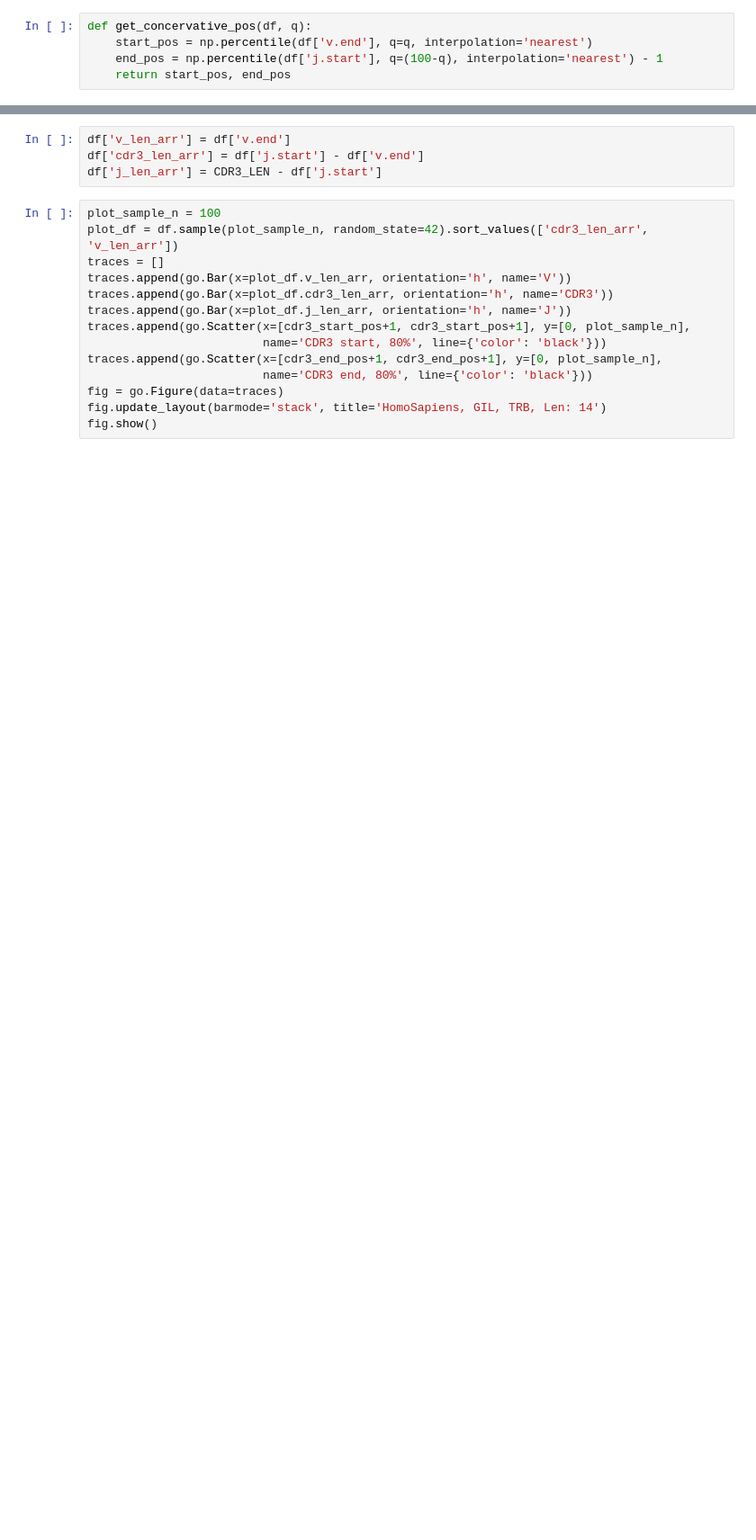
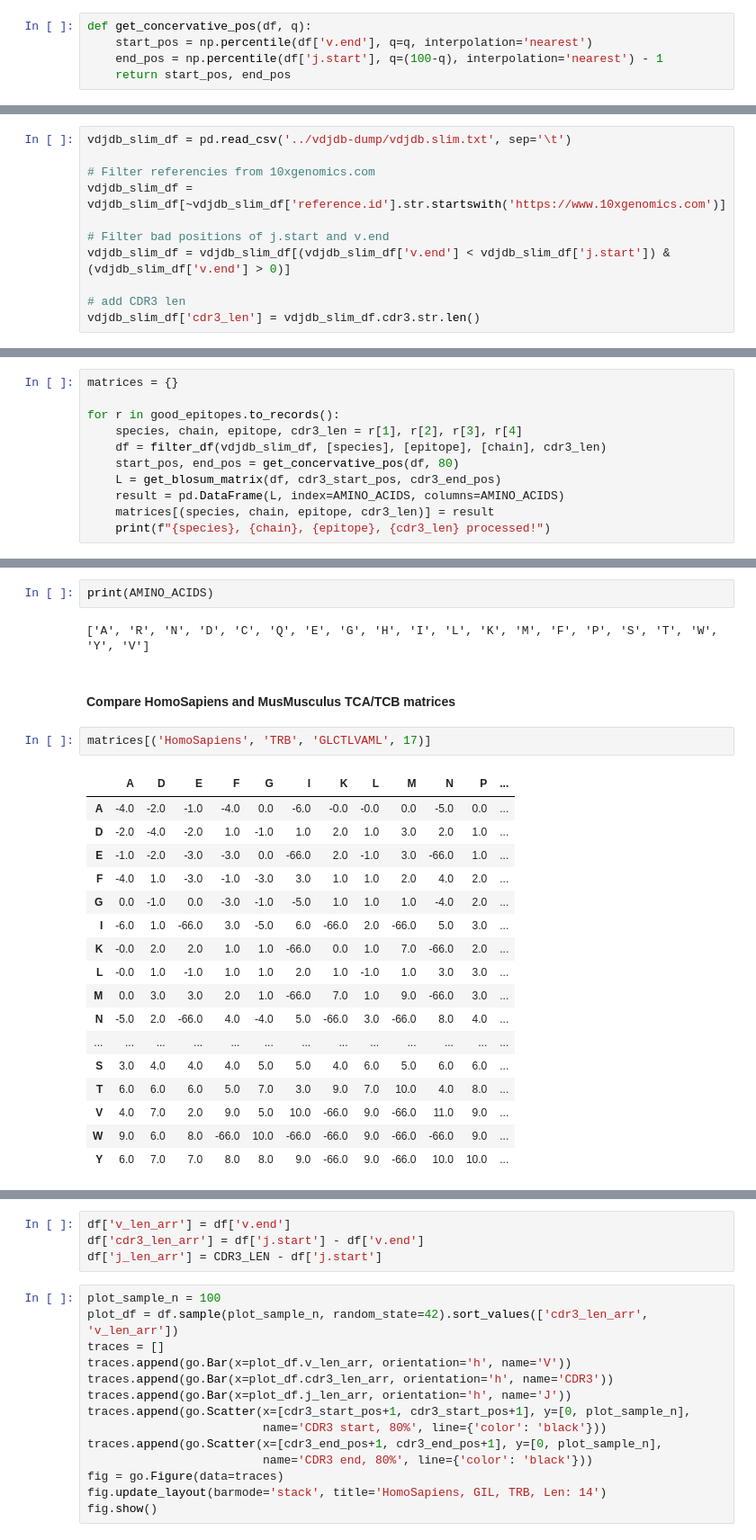
Before and after one commit to antigenomics/vdjdb-classifier-benchmark, a Jupyter notebook: cdr3_substitutions/CDR3_Substitutions.ipynb, the cells around one changed output, grey strips where cells are left out. Shown at 90% size. Saved outputs shown, nothing was run; the diff lists cells and outputs as text; blank space fills up the shorter version.

Commit message:
Fixed BLOSUM algo, added matrices calculations of all good epitopes

```diff
--- a/cdr3_substitutions/CDR3_Substitutions.ipynb
+++ b/cdr3_substitutions/CDR3_Substitutions.ipynb
@@ -71,0 +72,11 @@ def get_blosum_matrix(df, start_pos, end_pos):
+# %%
+vdjdb_slim_df = pd.read_csv('../vdjdb-dump/vdjdb.slim.txt', sep='\t')
+
+# Filter referencies from 10xgenomics.com
+vdjdb_slim_df = vdjdb_slim_df[~vdjdb_slim_df['reference.id'].str.startswith('https://www.10xgenomics.com')]
+
+# Filter bad positions of j.start and v.end
+vdjdb_slim_df = vdjdb_slim_df[(vdjdb_slim_df['v.end'] < vdjdb_slim_df['j.start']) & (vdjdb_slim_df['v.end'] > 0)]
+
+# add CDR3 len
+vdjdb_slim_df['cdr3_len'] = vdjdb_slim_df.cdr3.str.len()
@@ -71,0 +109,11 @@ def get_blosum_matrix(df, start_pos, end_pos):
+# %%
+matrices = {}
+
+for r in good_epitopes.to_records():
+    species, chain, epitope, cdr3_len = r[1], r[2], r[3], r[4]
+    df = filter_df(vdjdb_slim_df, [species], [epitope], [chain], cdr3_len)
+    start_pos, end_pos = get_concervative_pos(df, 80)
+    L = get_blosum_matrix(df, cdr3_start_pos, cdr3_end_pos)
+    result = pd.DataFrame(L, index=AMINO_ACIDS, columns=AMINO_ACIDS)
+    matrices[(species, chain, epitope, cdr3_len)] = result
+    print(f"{species}, {chain}, {epitope}, {cdr3_len} processed!")
@@ -71,0 +138,26 @@ def get_blosum_matrix(df, start_pos, end_pos):
+# %%
+print(AMINO_ACIDS)
+# %% [output]
+['A', 'R', 'N', 'D', 'C', 'Q', 'E', 'G', 'H', 'I', 'L', 'K', 'M', 'F', 'P', 'S', 'T', 'W', 'Y', 'V']
+# %% [markdown]
+#### Compare HomoSapiens and MusMusculus TCA/TCB matrices
+# %%
+matrices[('HomoSapiens', 'TRB', 'GLCTLVAML', 17)]
+# %% [output]
+|  | A | D | E | F | G | I | K | L | M | N | P | ... |
+| A | -4.0 | -2.0 | -1.0 | -4.0 | 0.0 | -6.0 | -0.0 | -0.0 | 0.0 | -5.0 | 0.0 | ... |
+| D | -2.0 | -4.0 | -2.0 | 1.0 | -1.0 | 1.0 | 2.0 | 1.0 | 3.0 | 2.0 | 1.0 | ... |
+| E | -1.0 | -2.0 | -3.0 | -3.0 | 0.0 | -66.0 | 2.0 | -1.0 | 3.0 | -66.0 | 1.0 | ... |
+| F | -4.0 | 1.0 | -3.0 | -1.0 | -3.0 | 3.0 | 1.0 | 1.0 | 2.0 | 4.0 | 2.0 | ... |
+| G | 0.0 | -1.0 | 0.0 | -3.0 | -1.0 | -5.0 | 1.0 | 1.0 | 1.0 | -4.0 | 2.0 | ... |
+| I | -6.0 | 1.0 | -66.0 | 3.0 | -5.0 | 6.0 | -66.0 | 2.0 | -66.0 | 5.0 | 3.0 | ... |
+| K | -0.0 | 2.0 | 2.0 | 1.0 | 1.0 | -66.0 | 0.0 | 1.0 | 7.0 | -66.0 | 2.0 | ... |
+| L | -0.0 | 1.0 | -1.0 | 1.0 | 1.0 | 2.0 | 1.0 | -1.0 | 1.0 | 3.0 | 3.0 | ... |
+| M | 0.0 | 3.0 | 3.0 | 2.0 | 1.0 | -66.0 | 7.0 | 1.0 | 9.0 | -66.0 | 3.0 | ... |
+| N | -5.0 | 2.0 | -66.0 | 4.0 | -4.0 | 5.0 | -66.0 | 3.0 | -66.0 | 8.0 | 4.0 | ... |
+| ... | ... | ... | ... | ... | ... | ... | ... | ... | ... | ... | ... | ... |
+| S | 3.0 | 4.0 | 4.0 | 4.0 | 5.0 | 5.0 | 4.0 | 6.0 | 5.0 | 6.0 | 6.0 | ... |
+| T | 6.0 | 6.0 | 6.0 | 5.0 | 7.0 | 3.0 | 9.0 | 7.0 | 10.0 | 4.0 | 8.0 | ... |
+| V | 4.0 | 7.0 | 2.0 | 9.0 | 5.0 | 10.0 | -66.0 | 9.0 | -66.0 | 11.0 | 9.0 | ... |
+| W | 9.0 | 6.0 | 8.0 | -66.0 | 10.0 | -66.0 | -66.0 | 9.0 | -66.0 | -66.0 | 9.0 | ... |
+| Y | 6.0 | 7.0 | 7.0 | 8.0 | 8.0 | 9.0 | -66.0 | 9.0 | -66.0 | 10.0 | 10.0 | ... |
```
Also changed, not shown: parts of 20 cells of this notebook.
